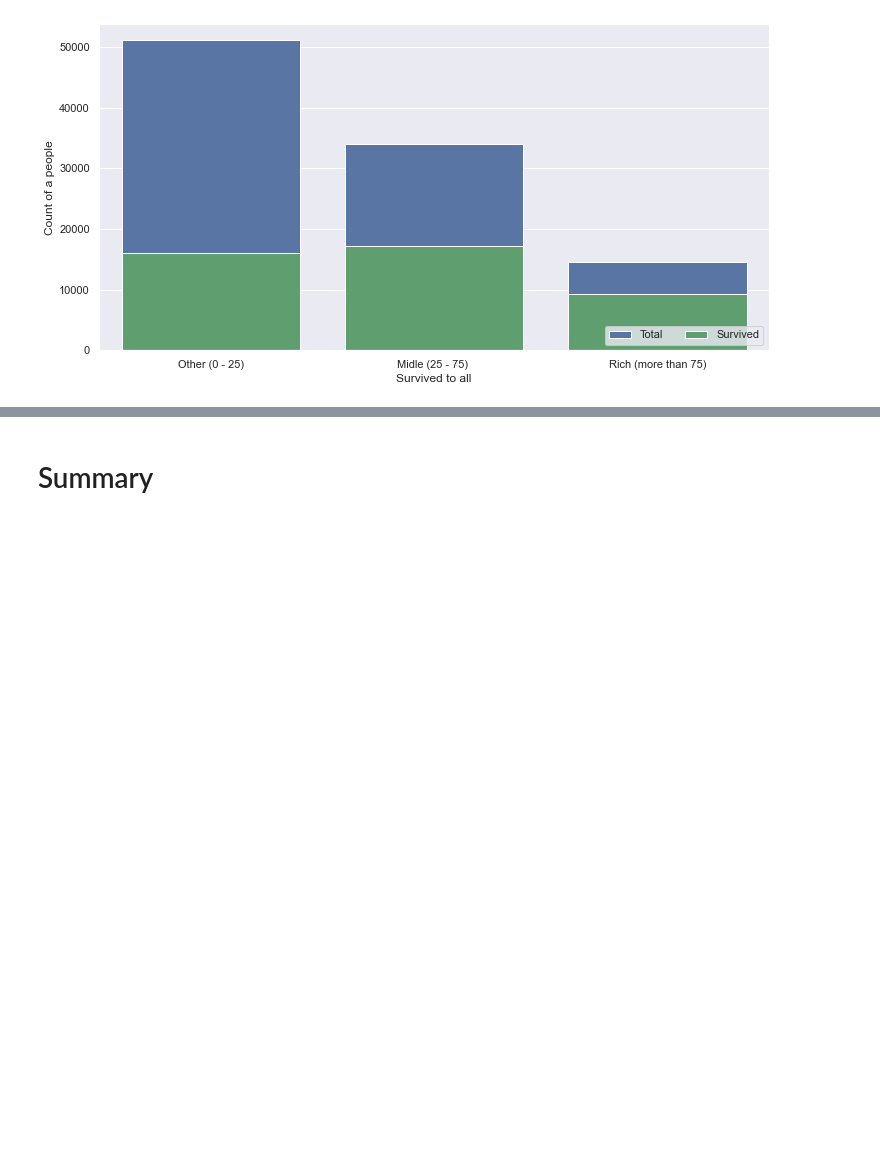
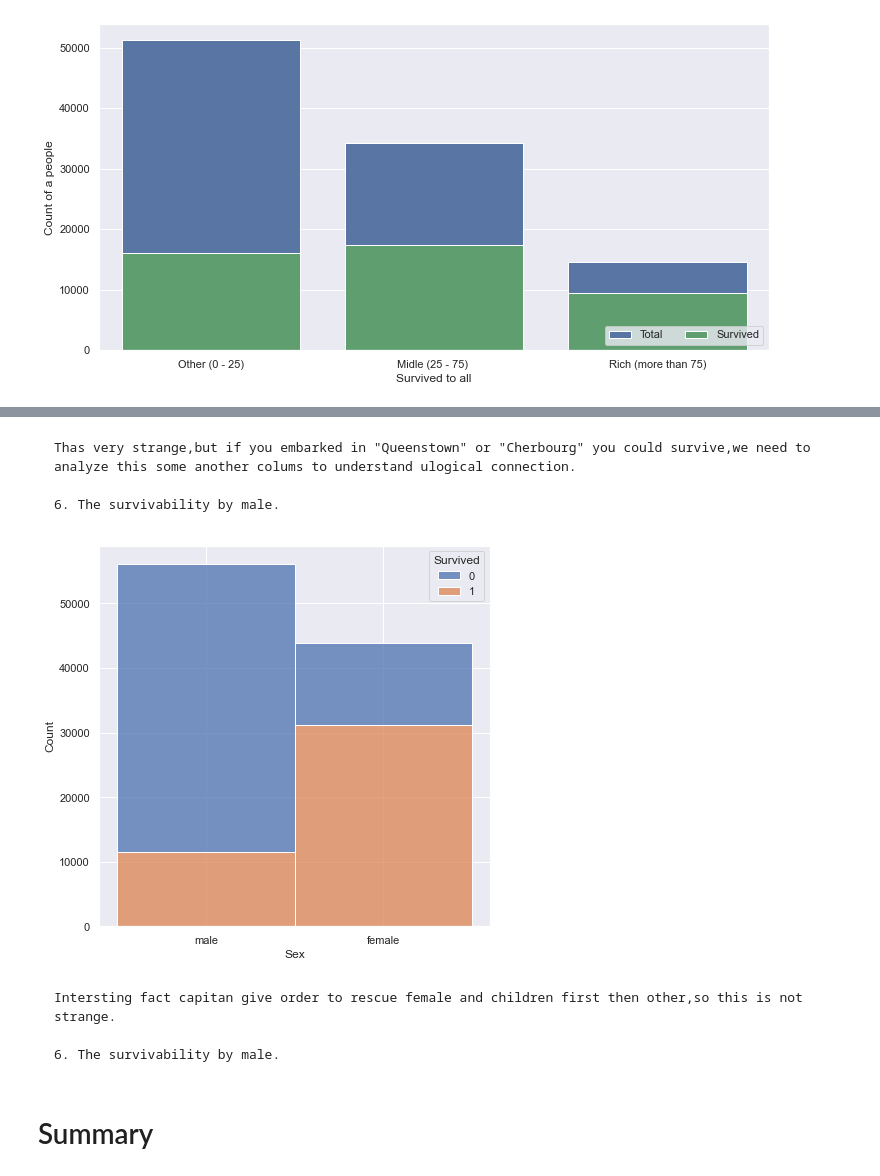
Before and after one commit to Kriikle/ml-intro, a Jupyter notebook: 2_data_exploration/eda.ipynb, the cells around one changed output, grey strips where cells are left out. Saved outputs shown, nothing was run; the diff lists cells and outputs as text; code cells hidden in the pictures; blank space fills up the shorter version.

```diff
--- a/2_data_exploration/eda.ipynb
+++ b/2_data_exploration/eda.ipynb
@@ -283,2 +307,21 @@ sns.histplot(data=data_titanic, x="Pclass",hue = "Survived", multiple="stack" ,d
+# %% [markdown]
+    Thas very strange,but if you embarked in "Queenstown" or "Cherbourg" you could survive,we need to analyze this some another colums to understand ulogical connection.
+
+    6. The survivability by male.
+# %%
+
+sns.set(rc = {'figure.figsize':(7,7)})
+sns.histplot(data= data_titanic.merge(Sex_data,left_on = "Sex_id" ,right_on = "Sex_id" ,how = "left" ),
+             x="Sex",
+             hue = "Survived",
+             multiple="stack" ,
+             discrete=True)
+plt.show()
+# %% [output]
+[figure, added]
+# %% [markdown]
+    Intersting fact capitan give order to rescue female and children first then other,so this is not strange.
+
+    6. The survivability by male.
 # %% [markdown]
 # Summary
```
Also changed, not shown: parts of 10 cells of this notebook.
